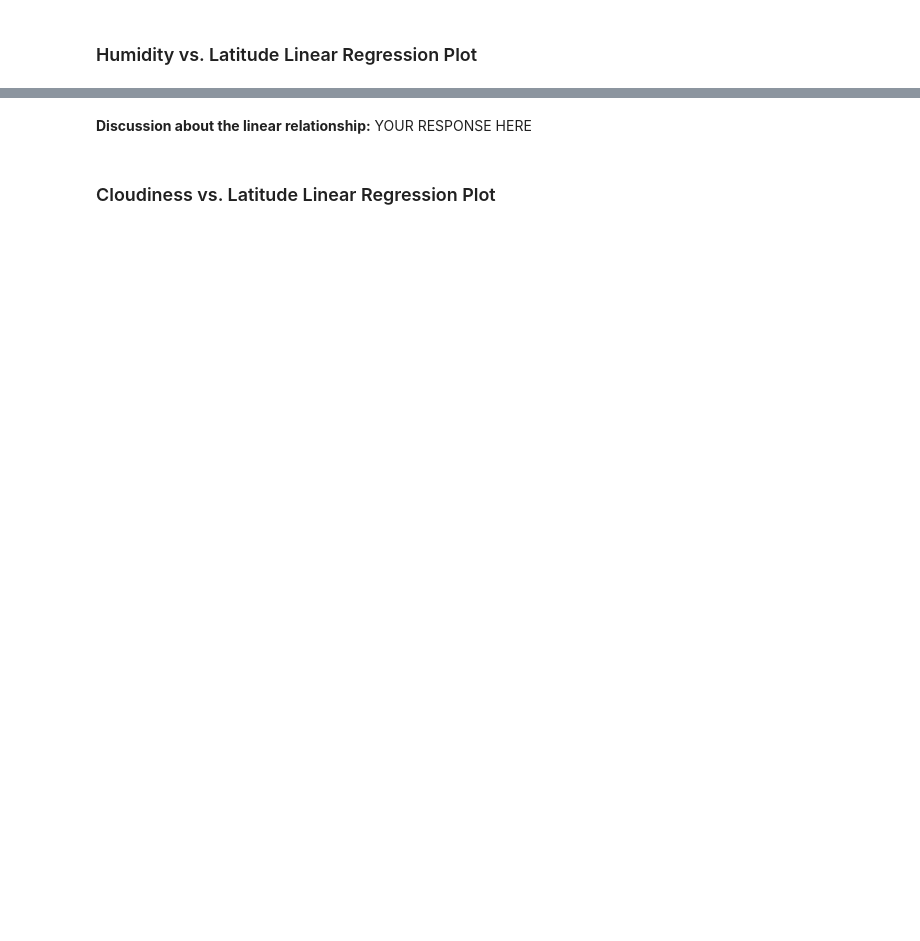
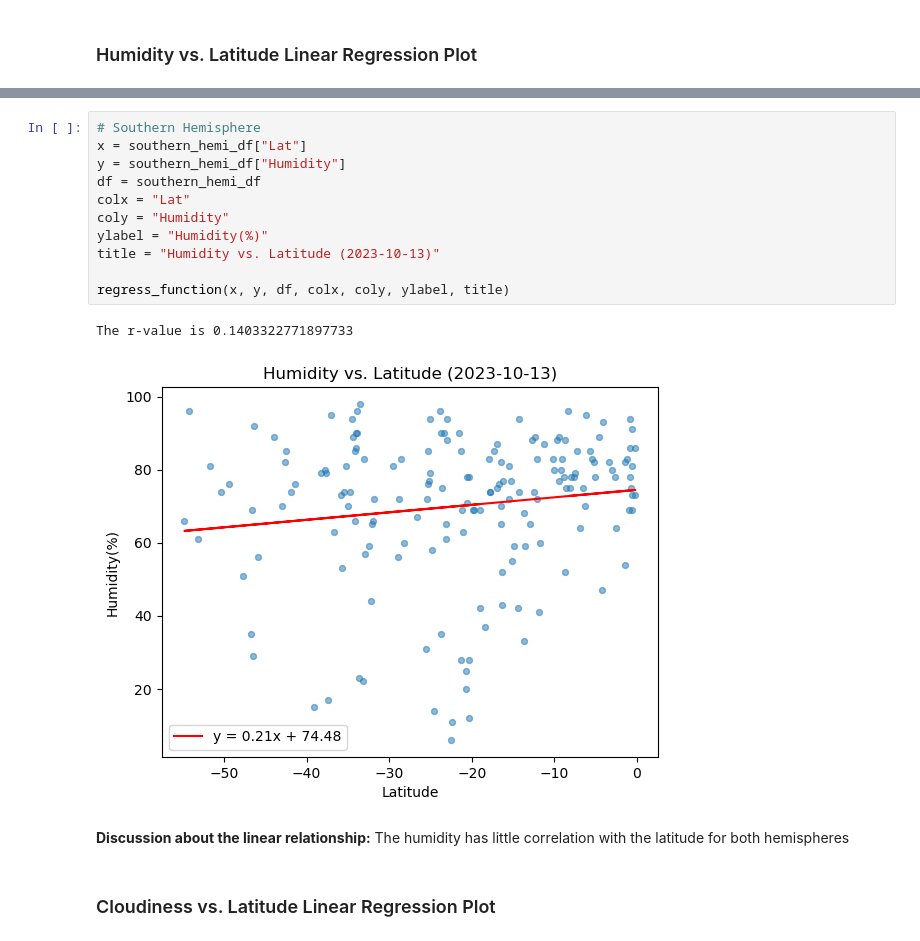
Before and after one commit to StarkArk/python_vacation_api, a Jupyter notebook: WeatherPy.ipynb, the cells around one changed output, grey strips where cells are left out. Cells and saved outputs as stored; diff of their text form; blank space fills up the shorter version.

```diff
--- a/WeatherPy.ipynb
+++ b/WeatherPy.ipynb
@@ -558,4 +390,19 @@ The r-value is: 0.0002808747046324607
+# %%
+# Southern Hemisphere
+x = southern_hemi_df["Lat"]
+y = southern_hemi_df["Humidity"]
+df = southern_hemi_df
+colx = "Lat"
+coly = "Humidity"
+ylabel = "Humidity(%)"
+title = "Humidity vs. Latitude (2023-10-13)"
+
+regress_function(x, y, df, colx, coly, ylabel, title)
+# %% [output]
+The r-value is 0.1403322771897733
+[figure, added]
 # %% [markdown]
-**Discussion about the linear relationship:** YOUR RESPONSE HERE
+**Discussion about the linear relationship:**
+The humidity has little correlation with the latitude for both hemispheres
 # %% [markdown]
 ### Cloudiness vs. Latitude Linear Regression Plot
```
Also changed, not shown: parts of 25 cells of this notebook, 1 other file.
